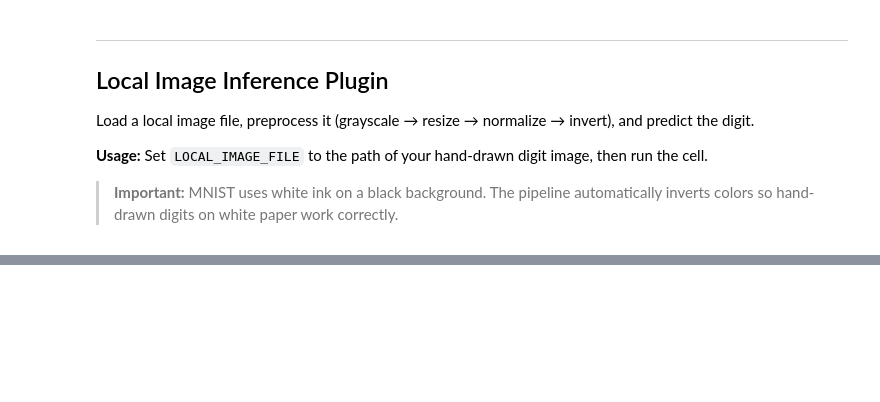
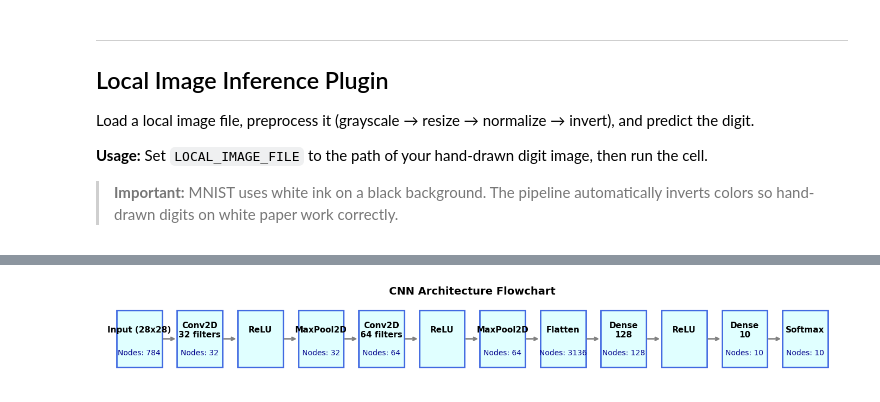
Before and after one commit to Chandukasireddy/CNN-MNIST, a Jupyter notebook: CNN_MNIST.ipynb, the cells around one changed output, grey strips where cells are left out. Cells and saved outputs as stored; diff of their text form; code cells hidden in the pictures; blank space fills up the shorter version.

```diff
--- a/CNN_MNIST.ipynb
+++ b/CNN_MNIST.ipynb
@@ -670,7 +650,7 @@ def one_hot(labels, num_classes=10):
 
 y_all_onehot = one_hot(y_all)
 
-# ── Shuffle & split: 2,000 train / 1,000 test ──
+# ── Shuffle & split: 30,000 train / 1,000 test ──
 # MNIST is pre-sorted: first 60k are train, last 10k are test.
 # We shuffle within each split, then take subsets.
 X_train_full, y_train_full = X_all[:60000], y_all_onehot[:60000]
@@ -679,8 +659,8 @@ y_test_labels = y_all[60000:]  # Integer labels for accuracy
 
 # Shuffle training data
 train_idx = np.random.permutation(60000)
-X_train = X_train_full[train_idx[:2000]]
-y_train = y_train_full[train_idx[:2000]]
+X_train = X_train_full[train_idx[:30000]]
+y_train = y_train_full[train_idx[:30000]]
 
 # Shuffle test data and take 1,000
 test_idx = np.random.permutation(10000)
@@ -1058,0 +1111,53 @@ else:
+# %%
+# Horizontal flowchart of CNN layers (boxed style)
+import matplotlib.pyplot as plt
+from matplotlib.patches import Rectangle
+
+layer_names = [
+    'Input (28x28)',
+    'Conv2D\n32 filters',
+    'ReLU',
+    'MaxPool2D',
+    'Conv2D\n64 filters',
+    'ReLU',
+    'MaxPool2D',
+    'Flatten',
+    'Dense\n128',
+    'ReLU',
+    'Dense\n10',
+    'Softmax'
+]
+layer_nodes = [
+    '784', '32', '', '32', '64', '', '64', '3136', '128', '', '10', '10'
+]
+
+fig, ax = plt.subplots(figsize=(14, 2))
+ax.axis('off')
+
+# Draw boxes for each layer
+box_width = 1.5
+box_height = 1.0
+spacing = 0.5
+for i, (name, nodes) in enumerate(zip(layer_names, layer_nodes)):
+    x = i * (box_width + spacing)
+    y = 0
+    rect = Rectangle((x, y), box_width, box_height, linewidth=2, edgecolor='royalblue', facecolor='lightcyan')
+    ax.add_patch(rect)
+    ax.text(x + box_width/2, y + box_height*0.65, name, ha='center', va='center', fontsize=11, fontweight='bold')
+    if nodes:
+        ax.text(x + box_width/2, y + box_height*0.25, f"Nodes: {nodes}", ha='center', va='center', fontsize=10, color='darkblue')
+
+# Draw arrows between boxes
+for i in range(len(layer_names)-1):
+    x_start = i * (box_width + spacing) + box_width
+    x_end = (i+1) * (box_width + spacing)
+    y_arrow = y + box_height/2
+    ax.annotate('', xy=(x_end, y_arrow), xytext=(x_start, y_arrow), arrowprops=dict(arrowstyle='->', lw=2, color='gray'))
+
+ax.set_xlim(-0.5, len(layer_names)*(box_width+spacing))
+ax.set_ylim(-0.2, box_height+0.2)
+plt.title('CNN Architecture Flowchart', fontsize=14, fontweight='bold')
+plt.tight_layout()
+plt.show()
+# %% [output]
+[figure, added]
```
Also changed, not shown: parts of 9 cells of this notebook.
